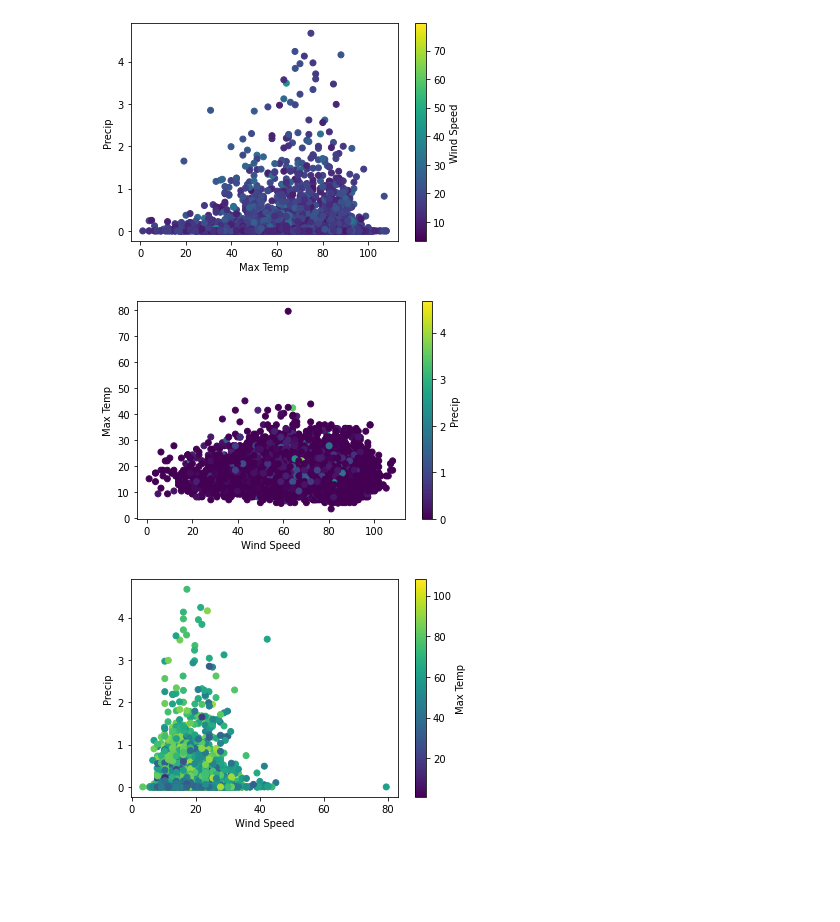
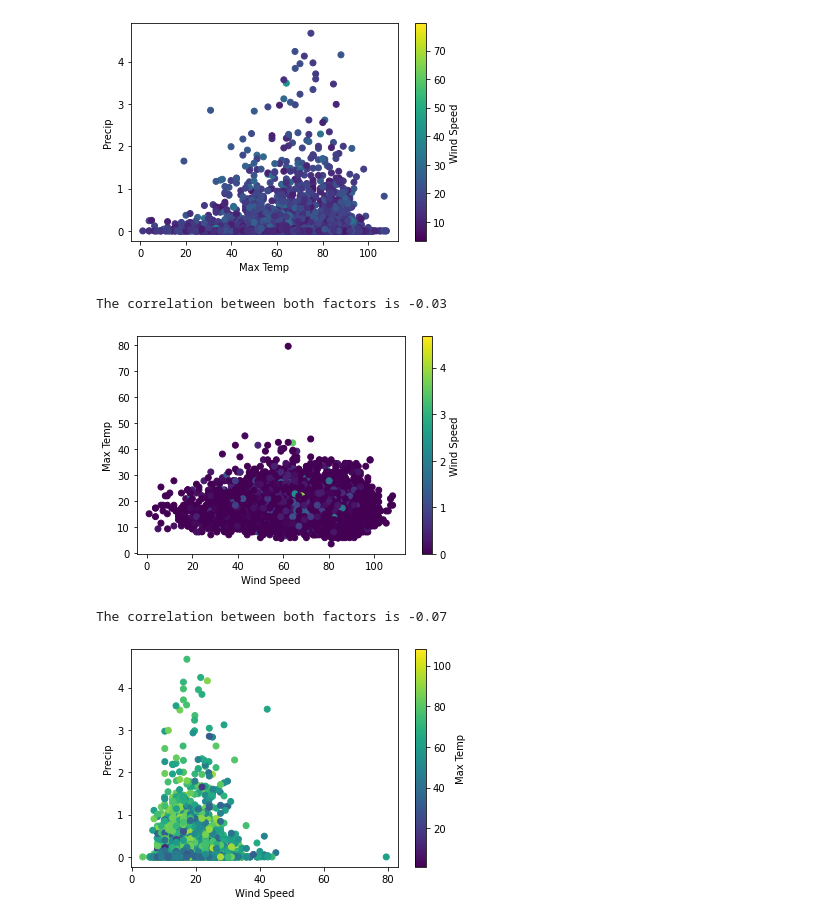
Before and after one commit to domingo-aj/Group-Project-1, a Jupyter notebook: dataviz_projectone_MG.ipynb, the cells around one changed output. Saved outputs shown, nothing was run; the diff lists cells and outputs as text; code cells hidden in the pictures; blank space fills up the shorter version.

```diff
--- a/dataviz_projectone_MG.ipynb
+++ b/dataviz_projectone_MG.ipynb
@@ -35,6 +36,6 @@ total_flights
 # %%
-flight_summary = pd.read_csv('Summary Flight Tables/airport_summary.csv')
-monthly_summary = pd.read_csv('Summary Flight Tables/monthly_summary.csv')
-weather_summary = pd.read_csv('airport_weather_data_result.csv')
+flight_summary = pd.read_csv('Summary Flight Tables/airport_summary.csv', index_col=0)
+monthly_summary = pd.read_csv('Summary Flight Tables/monthly_summary.csv', index_col=0)
+weather_summary = pd.read_csv('airport_weather_data_result.csv', index_col=0)
 # %%
 #Cancelled and Non-Cancelled Flights by Airport
@@ -86,0 +88,2 @@ weather_summary.reset_index()
+# %%
+weather_summary['Date'] = pd.to_datetime(weather_summary['Date'])
@@ -94,16 +109,32 @@ clb.set_label("Wind Speed")
 plt.show()
 # %% [output]
 [figure]
+# %%
+#Correlation
+precip = weather_summary.iloc[:,5]
+max_temp = weather_summary.iloc[:,4]
+correlation = st.pearsonr(precip,max_temp)
+print(f"The correlation between both factors is {round(correlation[0],2)}")
+# %% [output]
+The correlation between both factors is -0.03
 # %%
 #Temp vs Wind Speed & for cancelled flights
 plt.scatter(weather_summary['Max Temp'],weather_summary['Wind Speed'],c=weather_summary['Precip'])
 clb = plt.colorbar()
 plt.xlabel("Wind Speed")
 plt.ylabel("Max Temp")
-clb.set_label("Precip")
+clb.set_label("Wind Speed")
 plt.show()
 # %% [output]
-[figure, old version]
+[figure, new version]
+# %%
+#Correlation
+wind_speed = weather_summary.iloc[:,7]
+max_temp = weather_summary.iloc[:,4]
+correlation = st.pearsonr(wind_speed,max_temp)
+print(f"The correlation between both factors is {round(correlation[0],2)}")
+# %% [output]
+The correlation between both factors is -0.07
 # %%
 #Wind speed vs precipitation &  temp as colored data points for cancelled flights
 plt.scatter(weather_summary['Wind Speed'],weather_summary['Precip'],c=weather_summary['Max Temp'])
```
Also changed, not shown: parts of 17 cells of this notebook.
